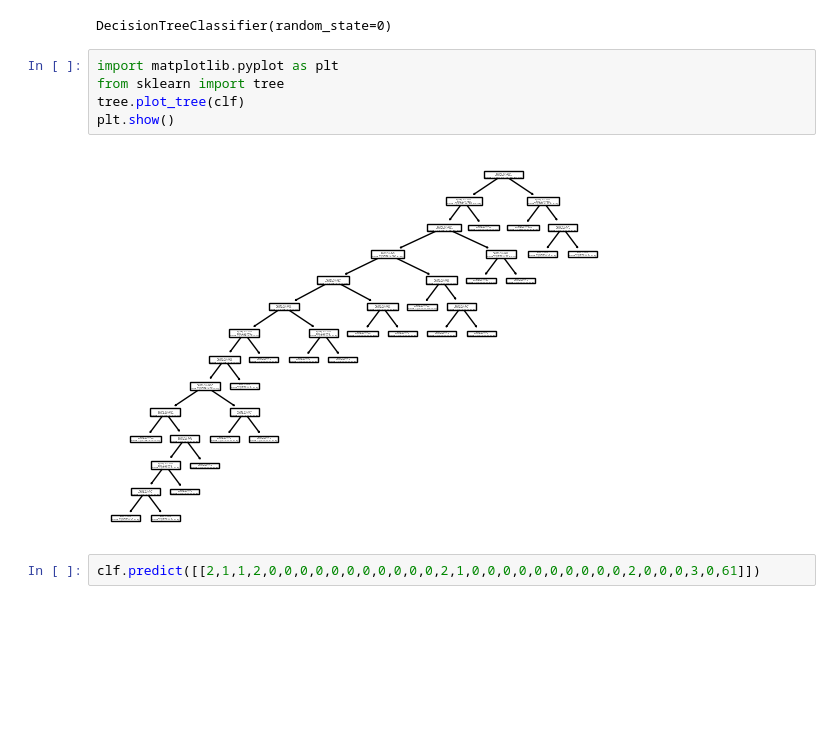
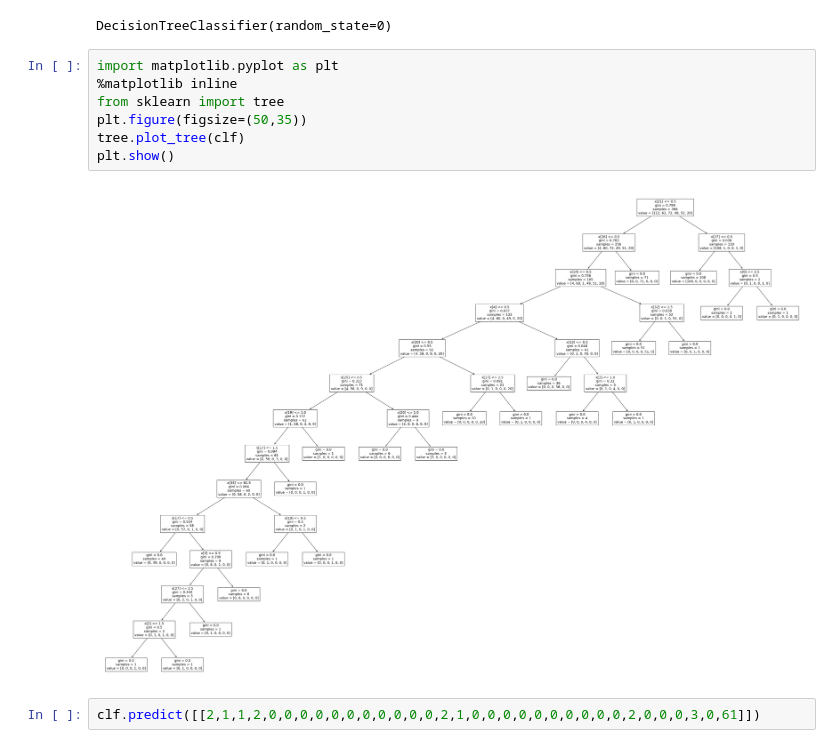
Before and after one commit to turagsarkar/Identification-of-Erythemato-Squamous-Disease, a Jupyter notebook: Identification_of_Erythemato_Squamous_Disease.ipynb, the cells around one changed output. Saved outputs shown, nothing was run; the diff lists cells and outputs as text; blank space fills up the shorter version.

```diff
--- a/Identification_of_Erythemato_Squamous_Disease.ipynb
+++ b/Identification_of_Erythemato_Squamous_Disease.ipynb
@@ -350,11 +350,13 @@ clf.fit(X,y)
 DecisionTreeClassifier(random_state=0)
 # %%
 import matplotlib.pyplot as plt
+%matplotlib inline
 from sklearn import tree
+plt.figure(figsize=(50,35))
 tree.plot_tree(clf)
 plt.show()
 # %% [output]
-[figure, old version]
+[figure, new version]
 # %%
 clf.predict([[2,1,1,2,0,0,0,0,0,0,0,0,0,0,0,2,1,0,0,0,0,0,0,0,0,0,0,2,0,0,0,3,0,61]])
 # %% [output]
```
Also changed, not shown: parts of 21 cells of this notebook.
